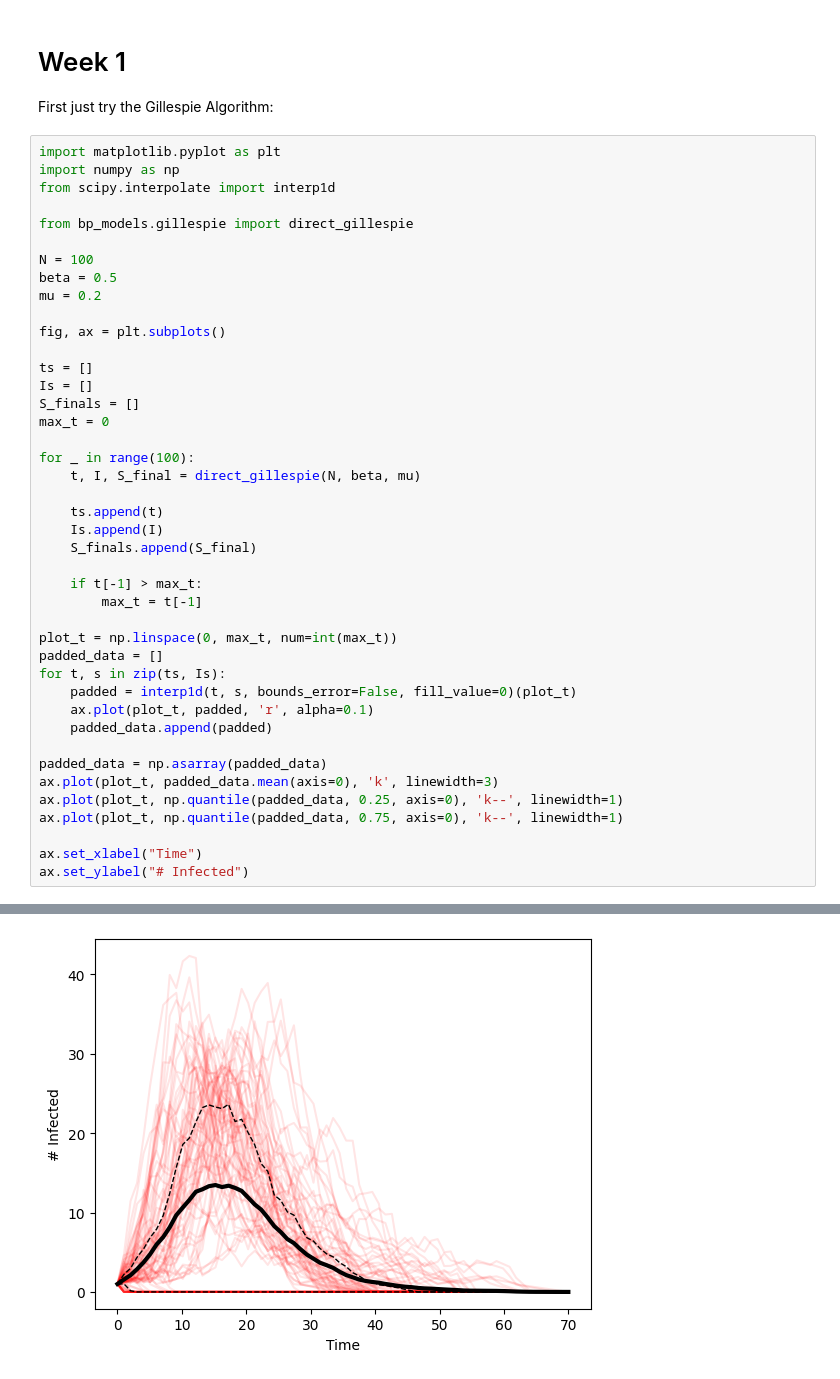
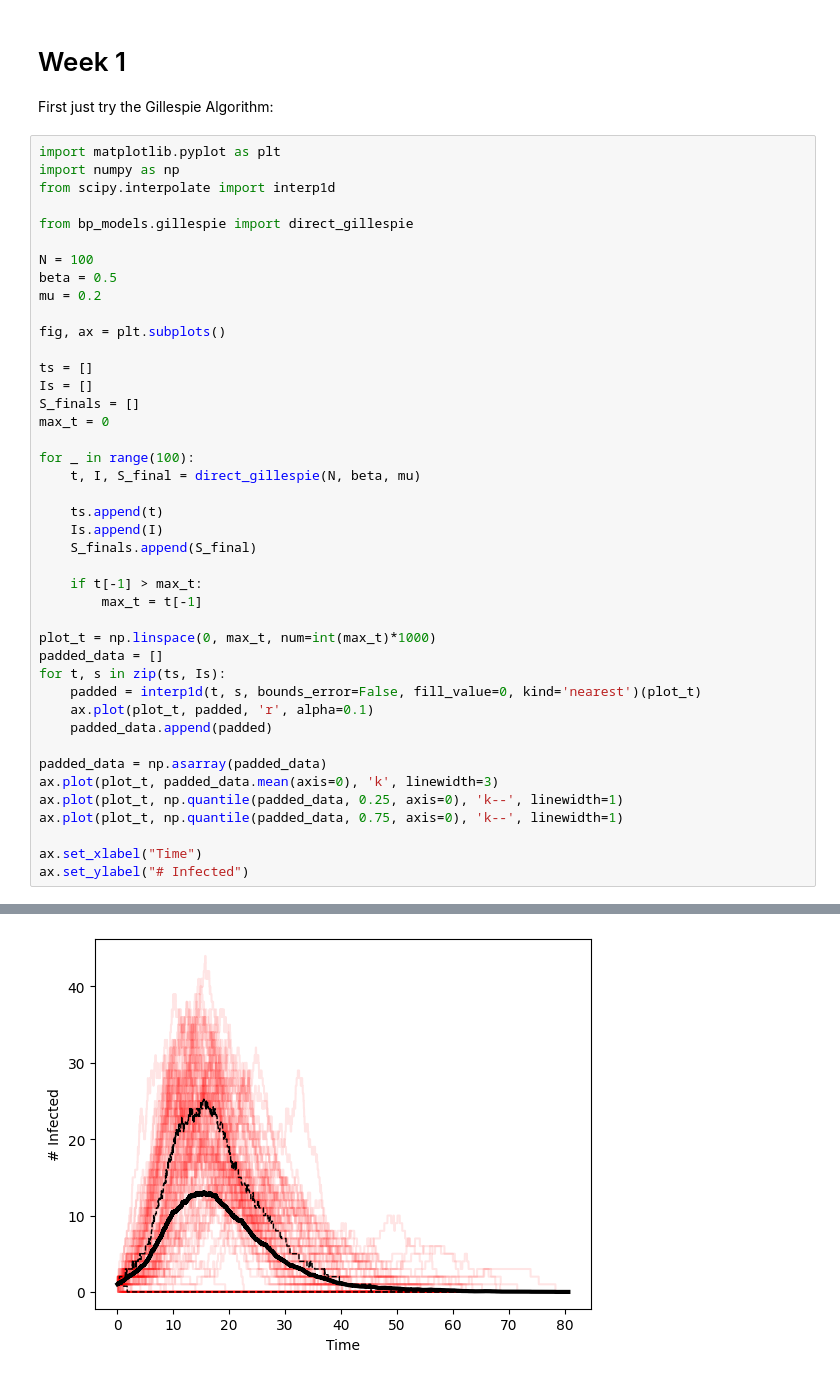
Before and after one commit to j-bowhay/Branching-Process-Models, a Jupyter notebook: notebooks/week1.ipynb, the cells around one changed output, grey strips where cells are left out. Cells and saved outputs as stored; diff of their text form.

Commit message:
fix interp method

```diff
--- a/notebooks/week1.ipynb
+++ b/notebooks/week1.ipynb
@@ -17,33 +17,33 @@ fig, ax = plt.subplots()
 
 ts = []
 Is = []
 S_finals = []
 max_t = 0
 
 for _ in range(100):
     t, I, S_final = direct_gillespie(N, beta, mu)
 
     ts.append(t)
     Is.append(I)
     S_finals.append(S_final)
 
     if t[-1] > max_t:
         max_t = t[-1]
 
-plot_t = np.linspace(0, max_t, num=int(max_t))
+plot_t = np.linspace(0, max_t, num=int(max_t)*1000)
 padded_data = []
 for t, s in zip(ts, Is):
-    padded = interp1d(t, s, bounds_error=False, fill_value=0)(plot_t)
+    padded = interp1d(t, s, bounds_error=False, fill_value=0, kind='nearest')(plot_t)
     ax.plot(plot_t, padded, 'r', alpha=0.1)
     padded_data.append(padded)
 
 padded_data = np.asarray(padded_data)
 ax.plot(plot_t, padded_data.mean(axis=0), 'k', linewidth=3)
 ax.plot(plot_t, np.quantile(padded_data, 0.25, axis=0), 'k--', linewidth=1)
 ax.plot(plot_t, np.quantile(padded_data, 0.75, axis=0), 'k--', linewidth=1)
 
 ax.set_xlabel("Time")
 ax.set_ylabel("# Infected")
 # %% [output]
 Text(0, 0.5, '# Infected')
-[figure, old version]
+[figure, new version]
```
